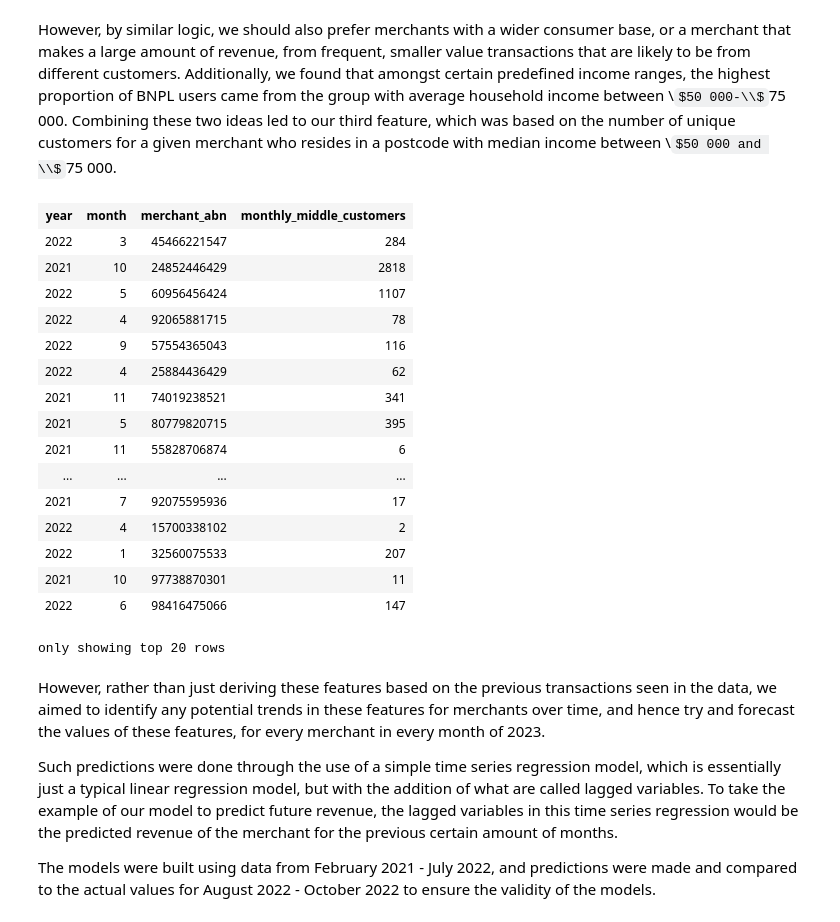
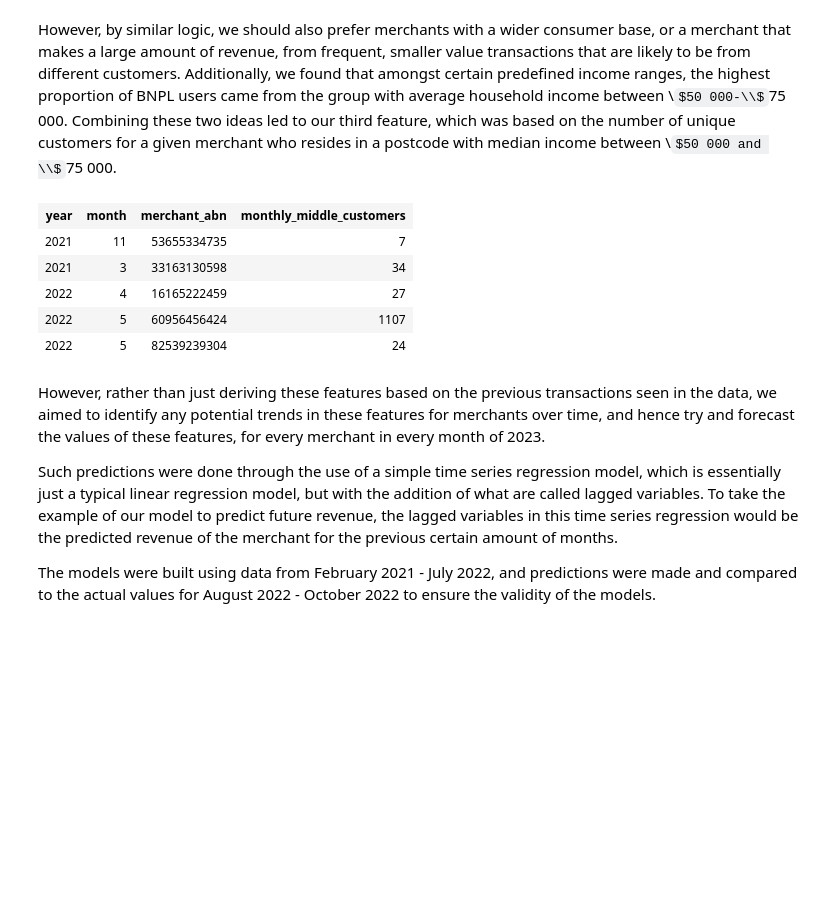
Before and after one commit to MAST30034-Applied-Data-Science/generic-buy-now-pay-later-project-group-35, a Jupyter notebook: notebooks/6-summary.ipynb, the cells around one changed output. Saved outputs shown, nothing was run; the diff lists cells and outputs as text; code cells hidden in the pictures; some formulas as TeX source; blank space fills up the shorter version.

```diff
--- a/notebooks/6-summary.ipynb
+++ b/notebooks/6-summary.ipynb
@@ -227,40 +226,31 @@ However, by similar logic, we should also prefer merchants with a wider consumer
 # %%
 LOWER_INCOME_THRESHOLD = 50000
 UPPER_INCOME_THRESHOLD = 75000
 modeldf3 = finaldf.withColumn("year", date_format(col("order_datetime"), "yyyy").cast("long"))
 modeldf3 = modeldf3.withColumn("month", date_format(col("order_datetime"), "MM").cast("long"))
 modeldf3 = modeldf3.filter((modeldf3.median_income > LOWER_INCOME_THRESHOLD) &
                          (modeldf3.median_income < UPPER_INCOME_THRESHOLD))
 
 for field in ("postcode","take_rate"):
     modeldf3 = modeldf3.withColumn(
         field,
         col(field).cast('double')
     )
 
 modeldf3 = modeldf3.drop("order_datetime","order_id","company_name","consumer_fraud_%","merchant_fraud_%")
+
 modeldf3 = modeldf3.groupBy("year","month","merchant_abn").agg(
     countDistinct("consumer_id").alias("monthly_middle_customers"),
 )
-modeldf3
+
+modeldf3.limit(5)
 # %% [output]
 | year | month | merchant_abn | monthly_middle_customers |
-| 2022 | 3 | 45466221547 | 284 |
-| 2021 | 10 | 24852446429 | 2818 |
+| 2021 | 11 | 53655334735 | 7 |
+| 2021 | 3 | 33163130598 | 34 |
+| 2022 | 4 | 16165222459 | 27 |
 | 2022 | 5 | 60956456424 | 1107 |
-| 2022 | 4 | 92065881715 | 78 |
-| 2022 | 9 | 57554365043 | 116 |
-| 2022 | 4 | 25884436429 | 62 |
-| 2021 | 11 | 74019238521 | 341 |
-| 2021 | 5 | 80779820715 | 395 |
-| 2021 | 11 | 55828706874 | 6 |
-| ... | ... | ... | ... |
-| 2021 | 7 | 92075595936 | 17 |
-| 2022 | 4 | 15700338102 | 2 |
-| 2022 | 1 | 32560075533 | 207 |
-| 2021 | 10 | 97738870301 | 11 |
-| 2022 | 6 | 98416475066 | 147 |
+| 2022 | 5 | 82539239304 | 24 |
-only showing top 20 rows
 # %% [markdown]
 However, rather than just deriving these features based on the previous transactions seen in the data, we aimed to identify any potential trends in these features for merchants over time, and hence try and forecast the values of these features, for every merchant in every month of 2023.
 
```
Also changed, not shown: parts of 21 cells of this notebook.
